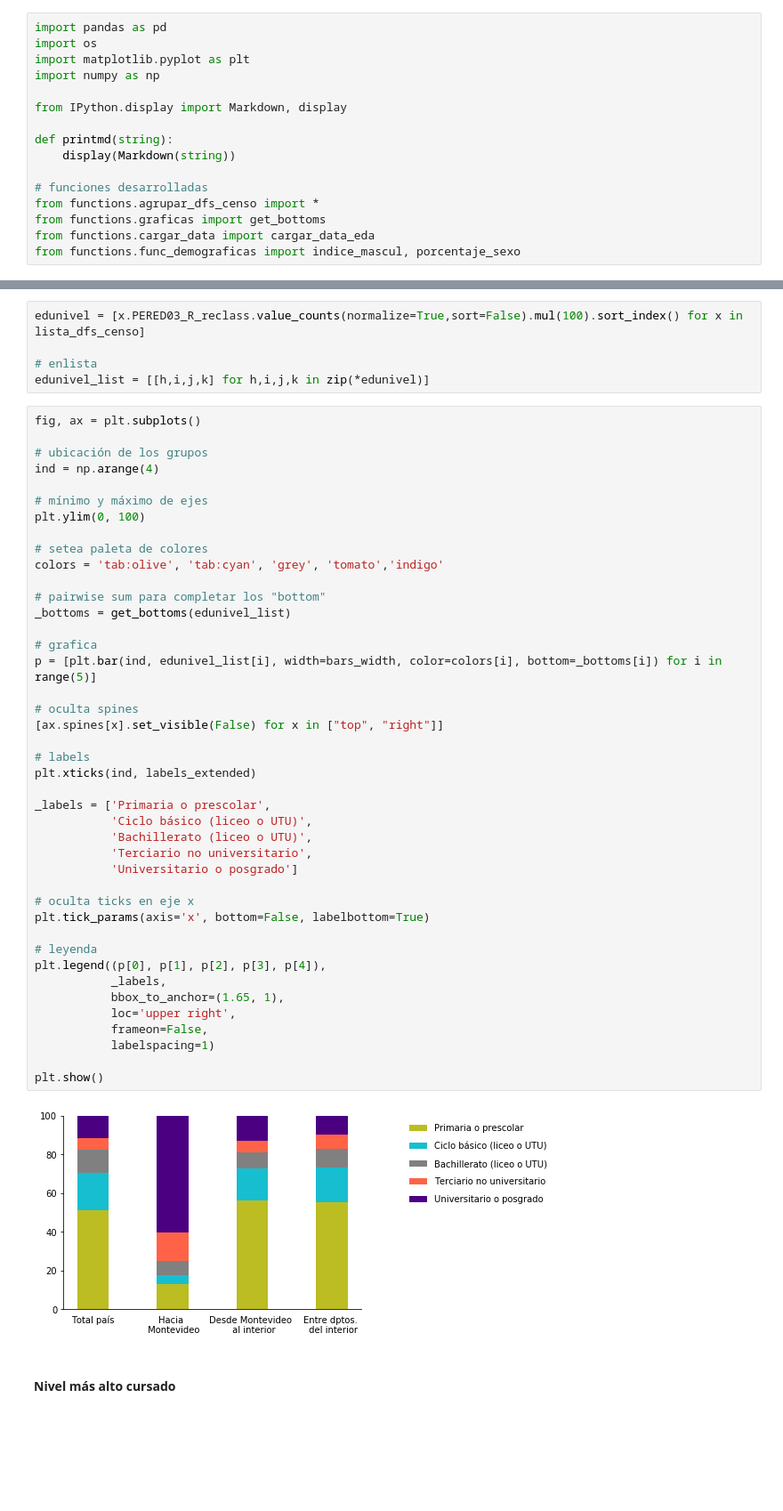
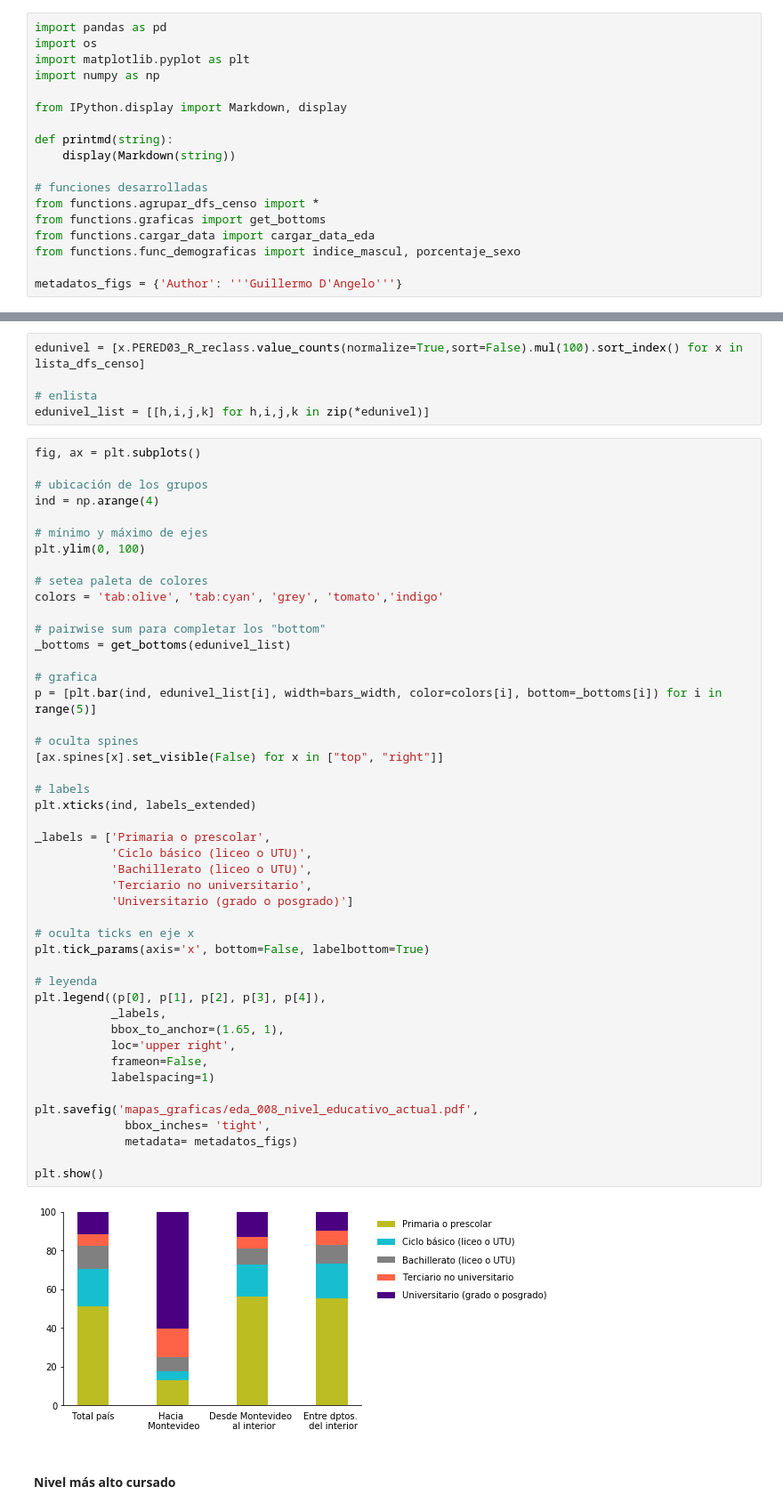
Before and after one commit to guillermodangelo/tesis, a Jupyter notebook: 02-eda.ipynb, the cells around one changed output, grey strips where cells are left out. Shown at 89% size. Saved outputs shown, nothing was run; the diff lists cells and outputs as text; blank space fills up the shorter version.

```diff
--- a/02-eda.ipynb
+++ b/02-eda.ipynb
@@ -20,6 +20,8 @@ from functions.agrupar_dfs_censo import *
 from functions.graficas import get_bottoms
 from functions.cargar_data import cargar_data_eda
 from functions.func_demograficas import indice_mascul, porcentaje_sexo
+
+metadatos_figs = {'Author': '''Guillermo D'Angelo'''}
 # %%
 # carga datos
 censo, pbi, md = cargar_data_eda()
@@ -499,35 +536,39 @@ colors = 'tab:olive', 'tab:cyan', 'grey', 'tomato','indigo'
 # pairwise sum para completar los "bottom"
 _bottoms = get_bottoms(edunivel_list)
 
 # grafica
 p = [plt.bar(ind, edunivel_list[i], width=bars_width, color=colors[i], bottom=_bottoms[i]) for i in range(5)]
 
 # oculta spines
 [ax.spines[x].set_visible(False) for x in ["top", "right"]]
 
 # labels
 plt.xticks(ind, labels_extended)
 
 _labels = ['Primaria o prescolar',
            'Ciclo básico (liceo o UTU)',
            'Bachillerato (liceo o UTU)',
            'Terciario no universitario',
-           'Universitario o posgrado']
+           'Universitario (grado o posgrado)']
 
 # oculta ticks en eje x
 plt.tick_params(axis='x', bottom=False, labelbottom=True)
 
 # leyenda
 plt.legend((p[0], p[1], p[2], p[3], p[4]),
            _labels,
            bbox_to_anchor=(1.65, 1),
            loc='upper right',
            frameon=False,
            labelspacing=1)
 
+plt.savefig('mapas_graficas/eda_008_nivel_educativo_actual.pdf',
+             bbox_inches= 'tight',
+             metadata= metadatos_figs)
+
 plt.show()
 # %% [output]
-[figure, old version]
+[figure, new version]
 # %% [markdown]
 #### **Nivel más alto cursado**
 # %%
```
Also changed, not shown: parts of 8 cells of this notebook, 17 other files.
